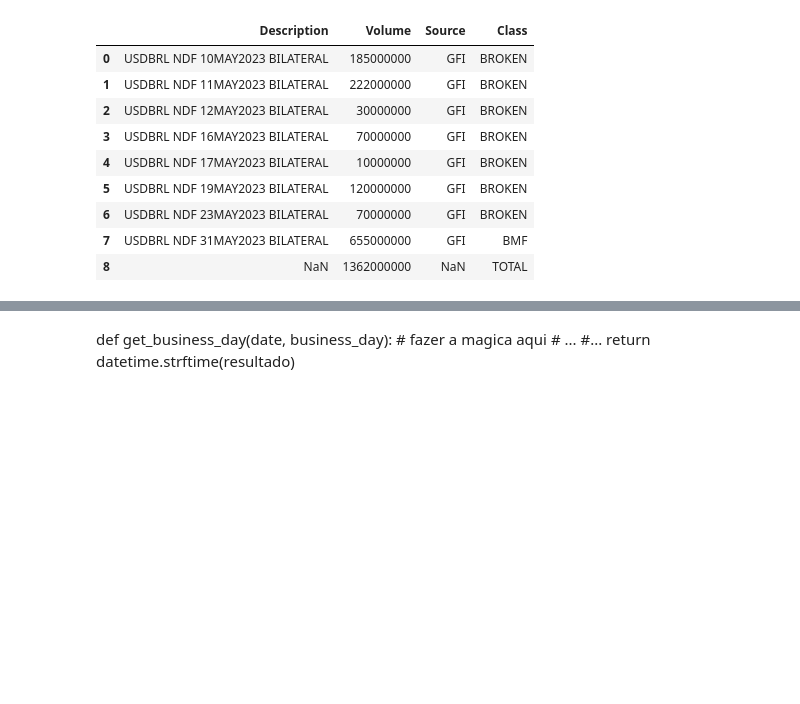
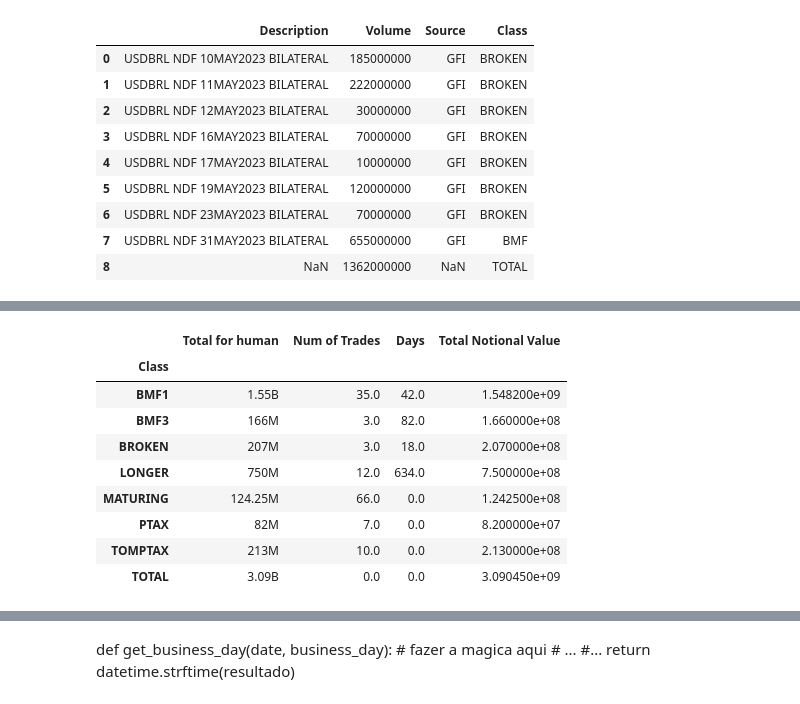
Before and after one commit to cleitonsouza01/ndfutil, a Jupyter notebook: test.ipynb, the cells around one changed output, grey strips where cells are left out. Saved outputs shown, nothing was run; the diff lists cells and outputs as text; code cells hidden in the pictures; blank space fills up the shorter version.

Commit message:
Improve total row for all datamining cals

```diff
--- a/test.ipynb
+++ b/test.ipynb
@@ -86,3 +120,16 @@ mining.gfi_calcs()
+# %%
+mining.tulletprebon_calcs()
+# %% [output]
+|  | Total for human | Num of Trades | Days | Total Notional Value |
+| Class |  |  |  |  |
+| BMF1 | 1.55B | 35.0 | 42.0 | 1.548200e+09 |
+| BMF3 | 166M | 3.0 | 82.0 | 1.660000e+08 |
+| BROKEN | 207M | 3.0 | 18.0 | 2.070000e+08 |
+| LONGER | 750M | 12.0 | 634.0 | 7.500000e+08 |
+| MATURING | 124.25M | 66.0 | 0.0 | 1.242500e+08 |
+| PTAX | 82M | 7.0 | 0.0 | 8.200000e+07 |
+| TOMPTAX | 213M | 10.0 | 0.0 | 2.130000e+08 |
+| TOTAL | 3.09B | 0.0 | 0.0 | 3.090450e+09 |
 # %%
 from datetime import datetime
 
```
Also changed, not shown: parts of 23 cells of this notebook, 1 other file.
